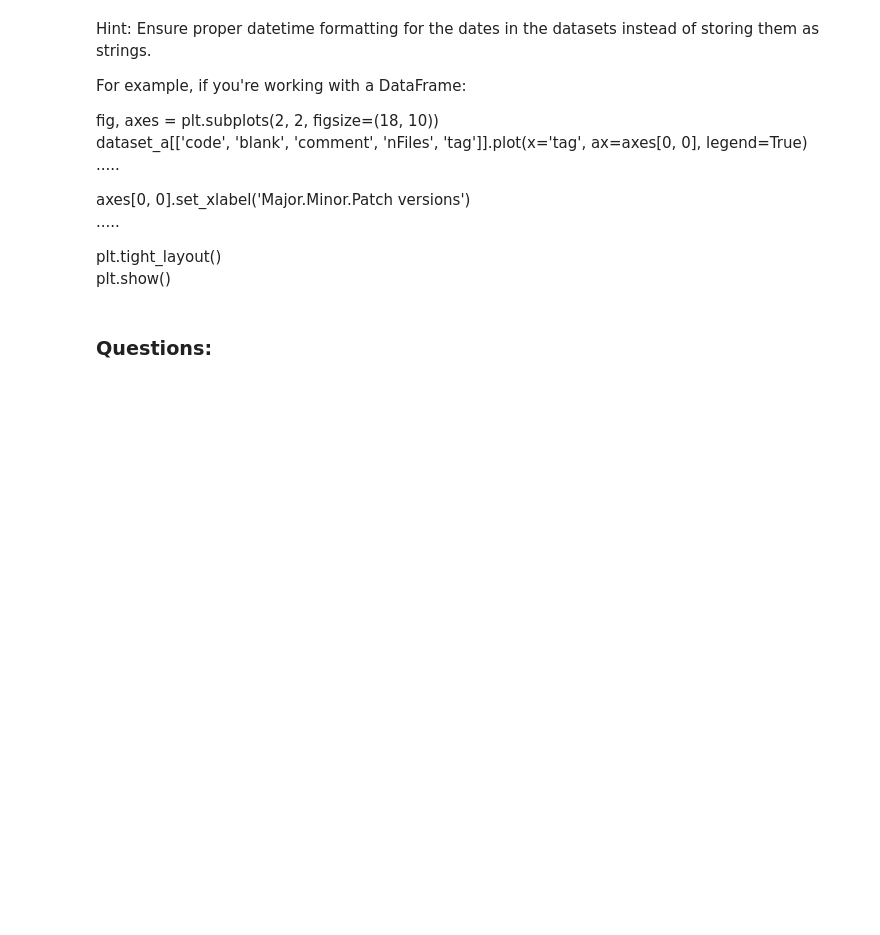
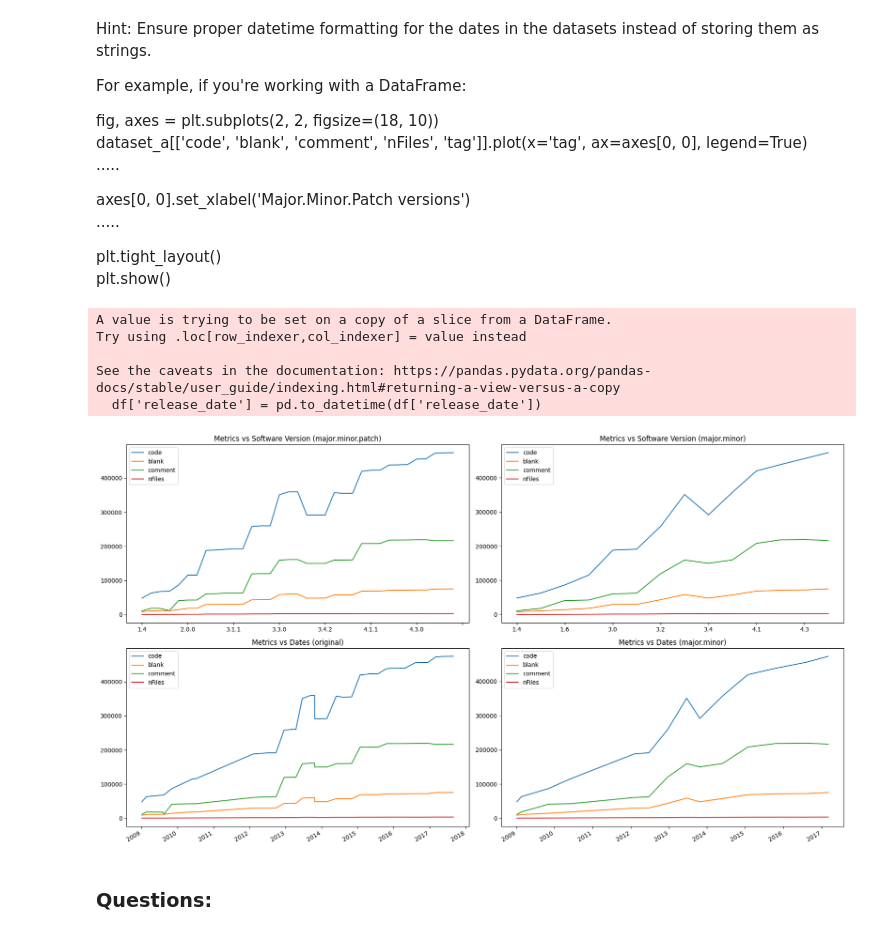
Before and after one commit to VionFrancois/Software-Evolution-Practical-Lehmans-Laws, a Jupyter notebook: LawsSoftEvol_CodeCounting.ipynb, the cells around one changed output. Cells and saved outputs as stored; diff of their text form; code cells hidden in the pictures; blank space fills up the shorter version.

```diff
--- a/LawsSoftEvol_CodeCounting.ipynb
+++ b/LawsSoftEvol_CodeCounting.ipynb
@@ -27,3 +27,6 @@ from scipy.optimize import curve_fit
 First, import the dataset that contains the total lines of code, total blank lines, total comment lines, total number of files, and release date for each tag.
 # %%
 # WRITE YOUR CODE HERE
+increasing = pd.read_csv("data/LawIncreasingGrowthDataset.csv")
+# A = pd.read_csv("data/LawContinuingChangeDatasetA.csv")
+# B = pd.read_csv("data/LawContinuingChangeDatasetB.csv")
@@ -37,3 +56,8 @@ Write a regular expression statement to identify tags following semantic version
 Once you've applied this regex, print out the selected major.minor.patch dataset.
 # %%
 # WRITE YOUR CODE HERE
+semantic_version_mask = increasing['tag'].str.match(r'^v?[0-9]+\.[0-9]+(\.[0-9]+)?$')
+
+semantic_version_df = increasing[semantic_version_mask]
+
+print(semantic_version_df)
@@ -43,3 +85,9 @@ Once you've applied this regex, print out the selected major.minor.patch dataset
 Starting from the previous data (**Dataset A**),  for each Major.Minor.Patch tag group, select the earliest version (e.g., for a set of 4.4.0, 4.4.1, and 4.4.2, consider 4.4.0 and rename it to 4.4).
 # %%
 # WRITE YOUR CODE HERE
+df = semantic_version_df
+df['Major_Minor'] = df['tag'].apply(lambda x: '.'.join(x.split('.')[:2]))
+earliest_versions = df.groupby('Major_Minor', as_index=False).first()
+earliest_versions.drop(columns=['Major_Minor'], inplace=True)
+earliest_versions['tag'] = earliest_versions['tag'].str.extract(r'^(\d+\.\d+)')
+print(earliest_versions)
@@ -75,6 +144,47 @@ plt.tight_layout()
 plt.show()
 # %%
 # WRITE YOUR CODE HERE
+
+df = semantic_version_df
+# Convert release_date to datetime
+df['release_date'] = pd.to_datetime(df['release_date'])
+
+# Create subplots
+fig, axes = plt.subplots(2, 2, figsize=(18, 10))
+
+# Plot metrics against software version numbers
+df[['code', 'blank', 'comment', 'nFiles', 'tag']].plot(x='tag', ax=axes[0, 0], legend=True)
+# df['major_minor'] = df['tag'].str.extract(r'^(\d+\.\d+)')
+
+earliest_versions[['code', 'blank', 'comment', 'nFiles', 'tag']].plot(x='tag', ax=axes[0, 1], legend=True)
+# earliest_versions['major_minor'] = earliest_versions['tag'].str.extract(r'^(\d+\.\d+)')
+# df.groupby('major_minor').mean()[['code', 'blank', 'comment', 'nFiles']].plot(ax=axes[0, 1], legend=True)
+
+# Plot metrics against dates
+df[['code', 'blank', 'comment', 'nFiles', 'release_date']].plot(x='release_date', ax=axes[1, 0], legend=True)
+
+earliest_versions[['code', 'blank', 'comment', 'nFiles', 'release_date']].plot(x='release_date', ax=axes[1, 1], legend=True)
+
+
+
+# Set titles and labels
+axes[0, 0].set_title('Metrics vs Software Version (major.minor.patch)')
+axes[0, 1].set_title('Metrics vs Software Version (major.minor)')
+axes[1, 0].set_title('Metrics vs Dates (original)')
+axes[1, 1].set_title('Metrics vs Dates (major.minor)')
+
+for ax in axes.flatten():
+    ax.set_xlabel('')  # Remove x-labels to prevent overlap
+
+plt.tight_layout()
+plt.show()
+# %% [output]
+A value is trying to be set on a copy of a slice from a DataFrame.
+Try using .loc[row_indexer,col_indexer] = value instead
+
+See the caveats in the documentation: https://pandas.pydata.org/pandas-docs/stable/user_guide/indexing.html#returning-a-view-versus-a-copy
+  df['release_date'] = pd.to_datetime(df['release_date'])
+[figure, added]
 # %% [markdown]
 ### Questions:
 # %% [markdown]
```
Also changed, not shown: parts of 9 cells of this notebook.
